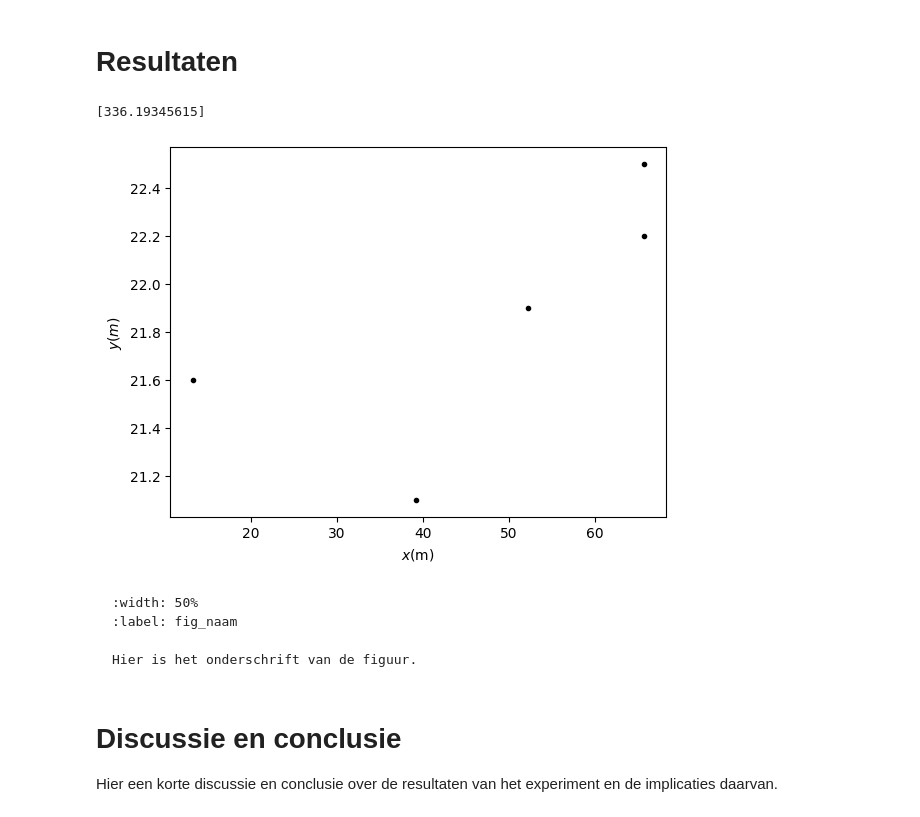
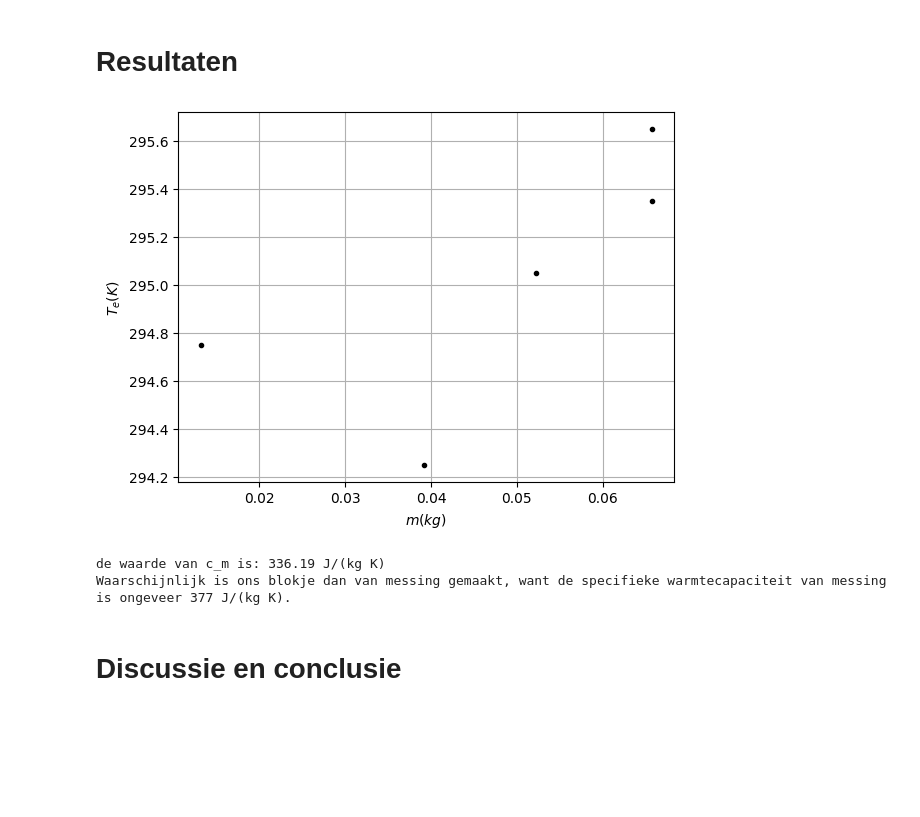
Before and after one commit to Peppertje/Thermolab-TN-L-P, a Jupyter notebook: Content/Labs/Warmtecapaciteit.ipynb, the cells around one changed output. Drawn from its saved outputs; the diff is of its cells as text; code cells hidden in the pictures; blank space fills up the shorter version.

````diff
--- a/Content/Labs/Warmtecapaciteit.ipynb
+++ b/Content/Labs/Warmtecapaciteit.ipynb
@@ -87,38 +78,36 @@ Het voorbeeld kun je natuurlijk straks verwijderen.
 import numpy as np
 import matplotlib.pyplot as plt
 from scipy.optimize import curve_fit
-#
-c_w = 4186
-m_m = np.array([52.2, 65.7, 39.2, 13.2, 65.7])
-m_w = np.array([188.4, 184.3, 187.4, 185.1, 186.0])
-T_b_w_test= np.array([20.5, 20.9, 20.9, 21.1, 21.0])
-T_b_m_test= np.array([70.3, 70.1, 70.2, 70.2, 70.2])
-T_e_test = np.array([21.9, 22.2, 21.1, 21.6, 22.5])
-#T_e = (c_w*m_w*T_b_w_test + c_m*m_m*T_m_b_test)/(c_w*m_w+c_m*m_m)
-def Func(m_m, c_m):
-    return (c_w*m_w*T_b_w_test + c_m*m_m*T_b_m_test)/(c_w*m_w+c_m*m_m)
-val, cov = curve_fit(Func, m_m, T_e_test)
-print(val)
-c_m = (c_w*m_w*(val[0]-1))/(m_m*val[0])
-# Maken van de grafiek
-plt.figure()
-plt.xlabel('$x$(m)')
-plt.ylabel('$y(m)$')
-
-plt.plot(m_m, T_e_test,'k.')
-
-plt.show()
-# %% [output]
-[336.19345615]
-[figure, removed]
-# %% [markdown]
-```{figure} figures/naam.png
-:width: 50%
-:label: fig_naam
-
-Hier is het onderschrift van de figuur.
-```
+# %%
+c_w = 4186 # J/(kg K)
+m_m = np.array([52.2, 65.7, 39.2, 13.2, 65.7])/1000 #kg
+m_w = np.array([188.4, 184.3, 187.4, 185.1, 186.0])/1000 #kg
+T_b_w_test= np.array([20.5, 20.9, 20.9, 21.1, 21.0])+273.15 #K
+T_b_m_test= np.array([70.3, 70.1, 70.2, 70.2, 70.2])+273.15 #K
+T_e_test = np.array([21.9, 22.2, 21.1, 21.6, 22.5])+273.15 #K
+
+#T_e = (c_w*m_w*T_b_w_test + c_m*m_m*T_b_m_test)/(c_w*m_w+c_m*m_m)
+def Func(m_m, c_m):
+    return (c_w*m_w*T_b_w_test + c_m*m_m*T_b_m_test)/(c_w*m_w+c_m*m_m)
+val, cov = curve_fit(Func, m_m, T_e_test)
+
+c_m = (c_w*m_w*(val[0]-1))/(m_m*val[0])
+
+# Maken van de grafiek
+plt.figure()
+
+plt.xlabel('$m(kg)$')
+plt.ylabel('$T_e(K)$')
+plt.plot(m_m, T_e_test,'k.')
+
+plt.grid()
+plt.show()
+
+print("de waarde van c_m is:", f"{val[0]:.2f} J/(kg K)")
+print("Waarschijnlijk is ons blokje dan van messing gemaakt, want de specifieke warmtecapaciteit van messing is ongeveer 377 J/(kg K).")
+# %% [output]
+[figure, added]
+de waarde van c_m is: 336.19 J/(kg K)
+Waarschijnlijk is ons blokje dan van messing gemaakt, want de specifieke warmtecapaciteit van messing is ongeveer 377 J/(kg K).
 # %% [markdown]
 # Discussie en conclusie
-
-Hier een korte discussie en conclusie over de resultaten van het experiment en de implicaties daarvan.
````
Also changed, not shown: parts of 1 cell of this notebook, 5 other files.
